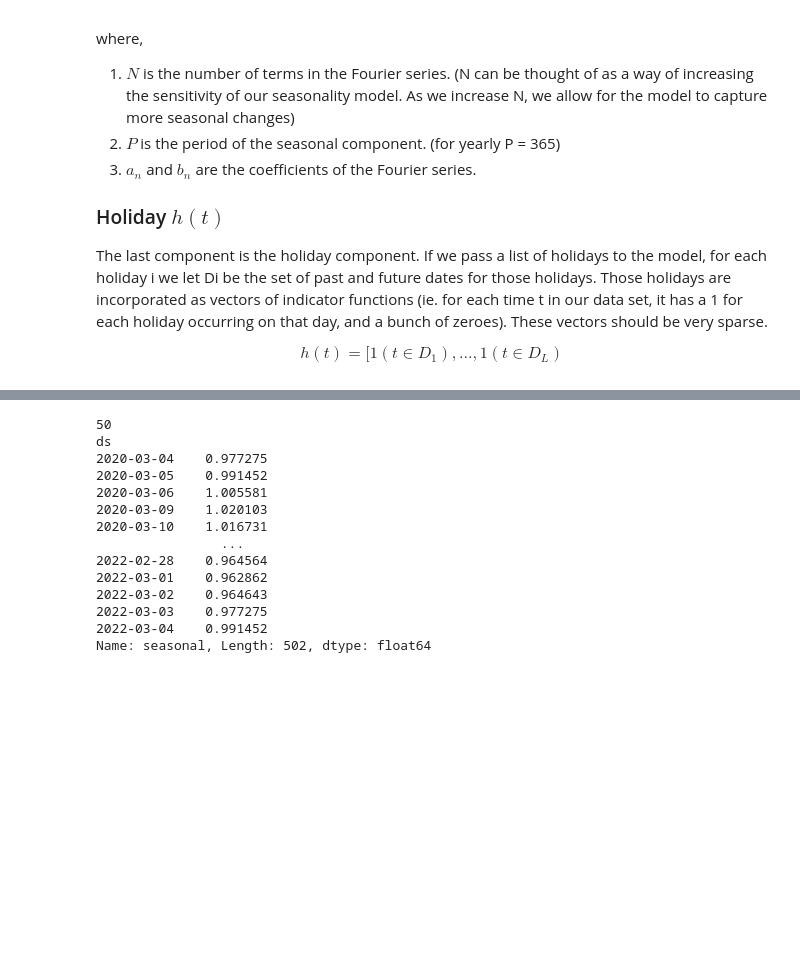
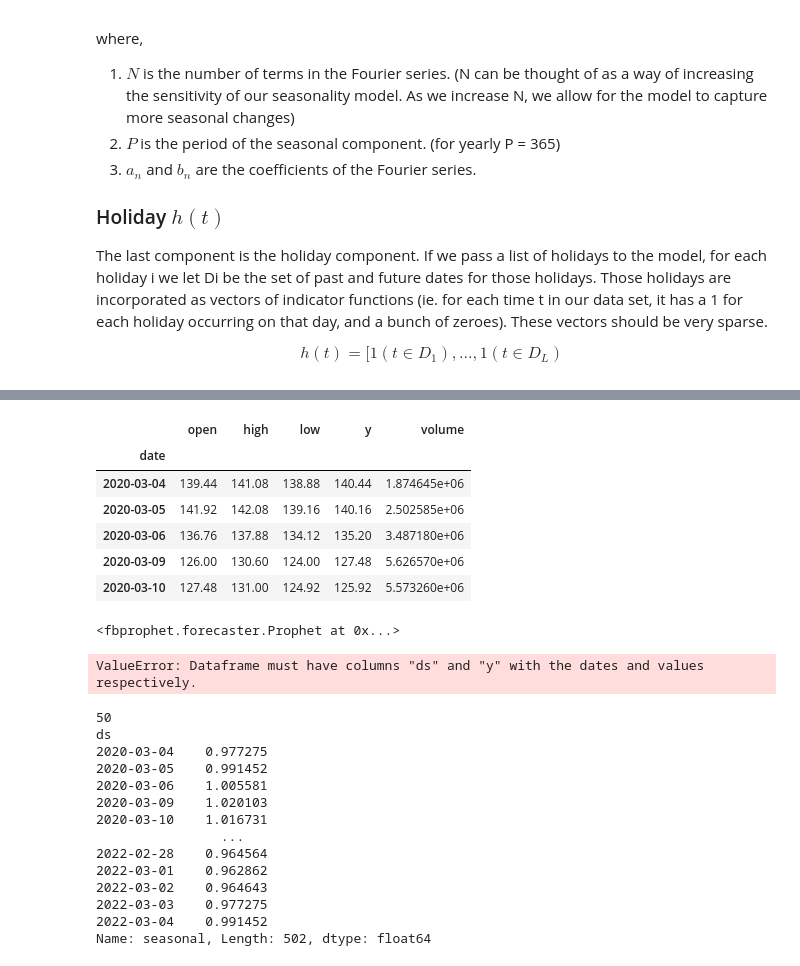
Before and after one commit to Biksbois/BiksStonks, a Jupyter notebook: Forcasting_Models/prohet.ipynb, the cells around one changed output, grey strips where cells are left out. Saved outputs shown, nothing was run; the diff lists cells and outputs as text; code cells hidden in the pictures; blank space fills up the shorter version.

```diff
--- a/Forcasting_Models/prohet.ipynb
+++ b/Forcasting_Models/prohet.ipynb
@@ -111,4 +113,28 @@ def populate_df(metric_name, df, metrics, df_columns, name, run_time, avg_time):
     return df
 # %%
 e = exp.Experiment('D', 2)
+# %%
+ds = get_preprocessed_dataset(15611, e.get_time_unit(), time_limit='2000-01-01 00:00:00') # 15521
+ds =ds.rename(columns={"close":"y"})
+ds.head()
+# %% [output]
+|  | open | high | low | y | volume |
+| date |  |  |  |  |  |
+| 2020-03-04 | 139.44 | 141.08 | 138.88 | 140.44 | 1.874645e+06 |
+| 2020-03-05 | 141.92 | 142.08 | 139.16 | 140.16 | 2.502585e+06 |
+| 2020-03-06 | 136.76 | 137.88 | 134.12 | 135.20 | 3.487180e+06 |
+| 2020-03-09 | 126.00 | 130.60 | 124.00 | 127.48 | 5.626570e+06 |
+| 2020-03-10 | 127.48 | 131.00 | 124.92 | 125.92 | 5.573260e+06 |
+# %%
+m = Prophet(mcmc_samples=300, seasonality_mode='multiplicative')
+m.add_regressor('open', prior_scale=0.5, mode='multiplicative')
+m.add_regressor('high', prior_scale=0.5, mode='multiplicative')
+m.add_regressor('low', prior_scale=0.5, mode='multiplicative')
+m.add_regressor('volume', prior_scale=0.5, mode='multiplicative')
+# %% [output]
+<fbprophet.forecaster.Prophet at 0x...>
+# %%
+m.fit(ds)
+# %% [output]
+ValueError: Dataframe must have columns "ds" and "y" with the dates and values respectively.
 # %%
```
Also changed, not shown: parts of 2 cells of this notebook, 10 other files.
